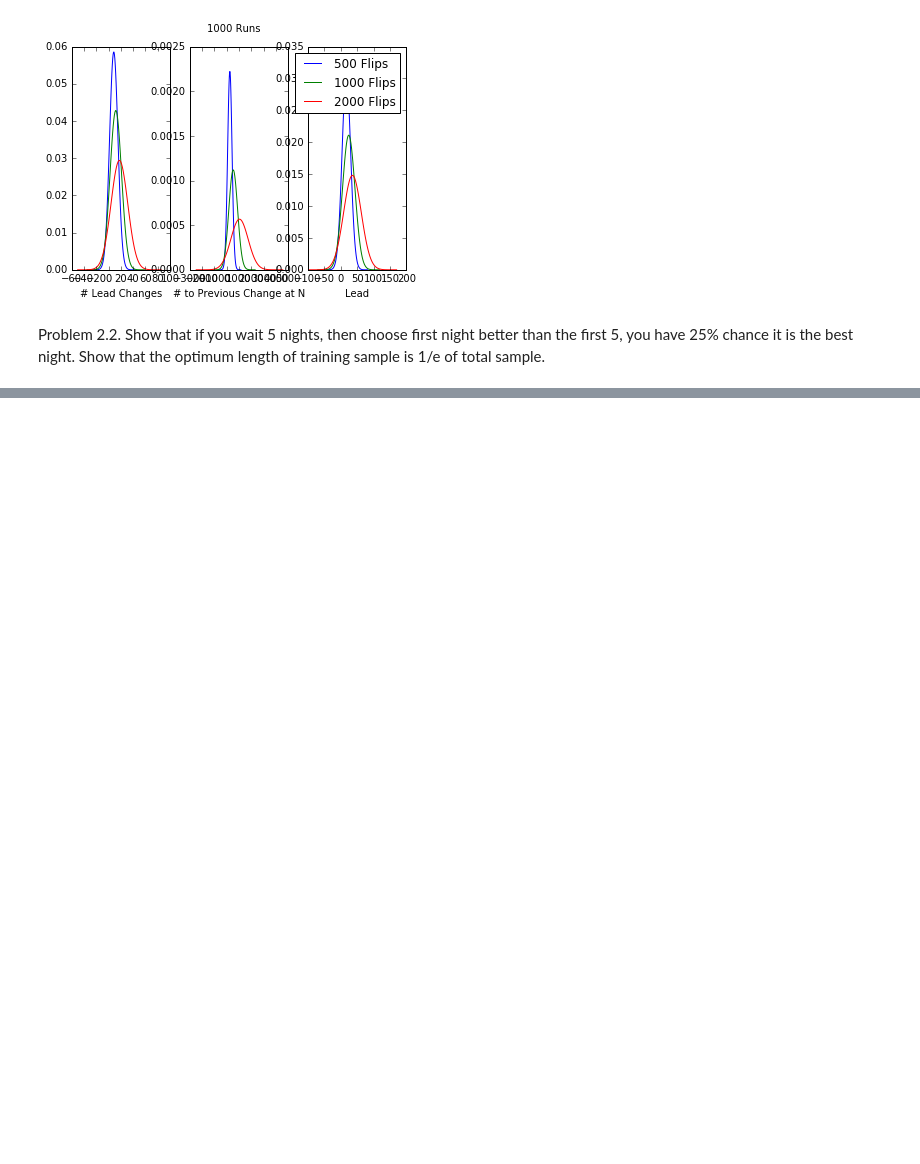
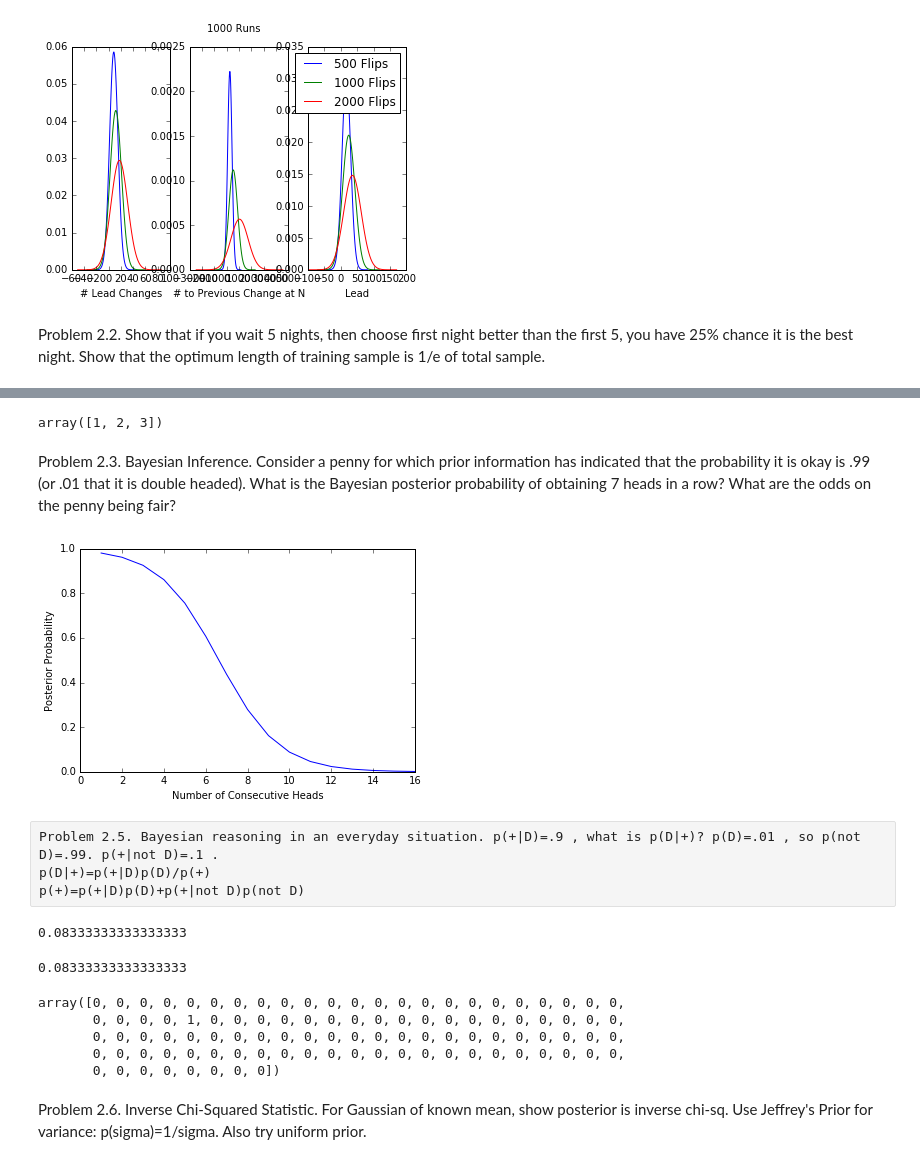
Before and after one commit to Phys767-Spring17/Jacob-Practical-Stats-Exercises, a Jupyter notebook: Chap2Exercises.ipynb, the cells around one changed output, grey strips where cells are left out. Drawn from its saved outputs; the diff is of its cells as text; code cells hidden in the pictures; blank space fills up the shorter version.

Commit message:
Added more problems

```diff
--- a/Chap2Exercises.ipynb
+++ b/Chap2Exercises.ipynb
@@ -178,0 +158,38 @@ np.max(opt)
+# %%
+np.arange(3)+1
+# %% [output]
+array([1, 2, 3])
+# %% [markdown]
+Problem 2.3. Bayesian Inference. Consider a penny for which prior information has indicated that the probability it is okay is .99 (or .01 that it is double headed). What is the Bayesian posterior probability of obtaining 7 heads in a row? What are the odds on the penny being fair?
+# %%
+def bad_penny(n_heads, ok_prob=.99):
+    '''Returns p(Model|n_heads), or the probability that the model for the penny being correct given the prior info
+    and n consecutive heads.
+    posterior=likelihood*prior/evidence
+    p(Model|n_heads)=p(n_heads|Model)p(Model)/p(n_heads)
+    p(n_heads)=p(n_heads|penny_ok)p(penny_ok)+p(n_heads|penny_double_headed)p(penny_double_headed)'''
+    prior=ok_prob
+    likelihood=.5**n_heads
+    evidence=.5**n_heads*.99+1*.01
+    posterior=likelihood*prior/evidence
+    return posterior
+
+def posterior_plot(ok_prob=.99):
+    '''Plots probability as a function of the number of consecutive heads.'''
+    heads=np.linspace(0,15,16)+1
+    posts=[]
+    for h in heads:
+        posts.append(bad_penny(h, ok_prob))
+    f=plt.figure()
+    ax=f.add_subplot(111)
+    ax.plot(heads, posts)
+    ax.set_xlabel('Number of Consecutive Heads')
+    ax.set_ylabel('Posterior Probability')
+# %%
+posterior_plot()
+# %% [output]
+[figure, added]
+# %% [raw]
+Problem 2.5. Bayesian reasoning in an everyday situation. p(+|D)=.9 , what is p(D|+)? p(D)=.01 , so p(not D)=.99. p(+|not D)=.1 .
+p(D|+)=p(+|D)p(D)/p(+)
+p(+)=p(+|D)p(D)+p(+|not D)p(not D)
@@ -178,0 +208,16 @@ np.max(opt)
+# %%
+p_correct_pos()
+# %% [output]
+0.08333333333333333
+0.08333333333333333
+# %%
+patients=np.random.choice([0,1],100,p=[.99, .01])
+patients
+# %% [output]
+array([0, 0, 0, 0, 0, 0, 0, 0, 0, 0, 0, 0, 0, 0, 0, 0, 0, 0, 0, 0, 0, 0, 0,
+       0, 0, 0, 0, 1, 0, 0, 0, 0, 0, 0, 0, 0, 0, 0, 0, 0, 0, 0, 0, 0, 0, 0,
+       0, 0, 0, 0, 0, 0, 0, 0, 0, 0, 0, 0, 0, 0, 0, 0, 0, 0, 0, 0, 0, 0, 0,
+       0, 0, 0, 0, 0, 0, 0, 0, 0, 0, 0, 0, 0, 0, 0, 0, 0, 0, 0, 0, 0, 0, 0,
+       0, 0, 0, 0, 0, 0, 0, 0])
+# %% [markdown]
+Problem 2.6. Inverse Chi-Squared Statistic. For Gaussian of known mean, show posterior is inverse chi-sq. Use Jeffrey's Prior for variance: p(sigma)=1/sigma. Also try uniform prior.
```
Also changed, not shown: parts of 7 cells of this notebook.
